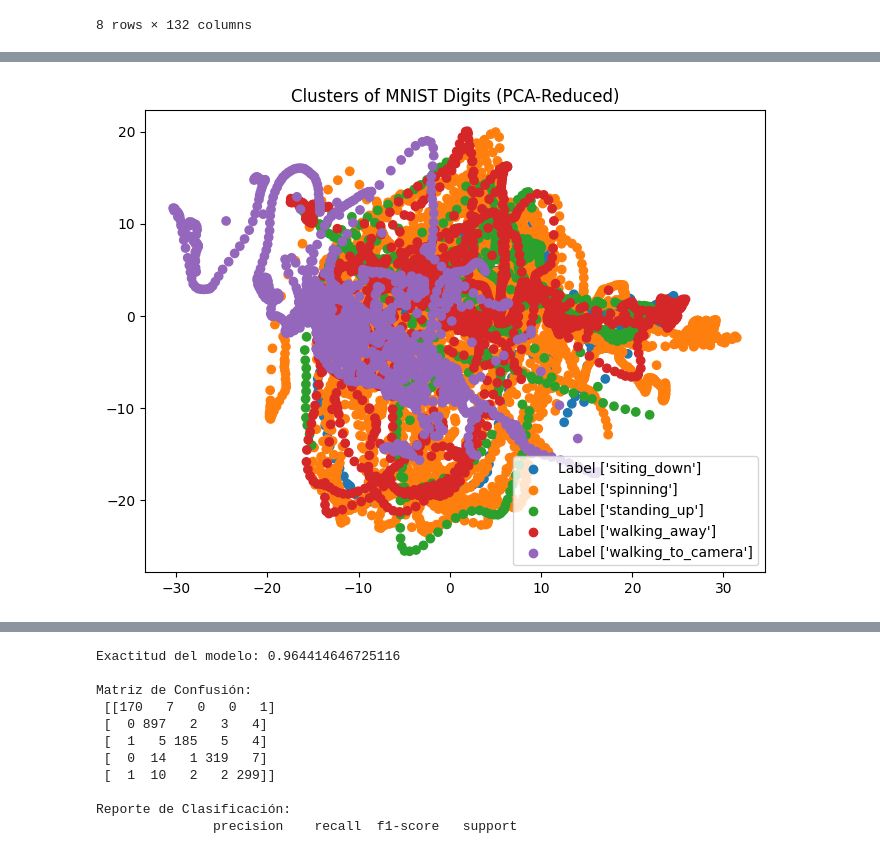
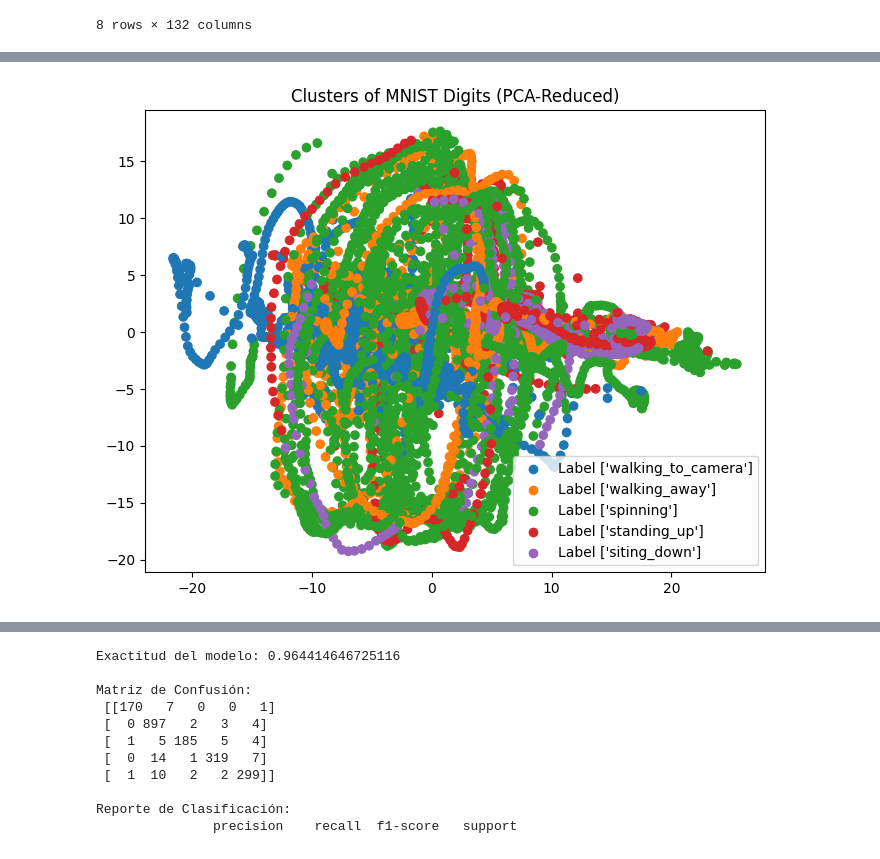
Before and after one commit to SamuelGutierrez24/ProjectIA, a Jupyter notebook: Entrega2/EDA.ipynb, the cells around one changed output, grey strips where cells are left out. Drawn from its saved outputs; the diff is of its cells as text; code cells hidden in the pictures.

```diff
--- a/Entrega2/EDA.ipynb
+++ b/Entrega2/EDA.ipynb
@@ -115,0 +162,7 @@ data.describe()
+# %%
+hipsDistance = np.sqrt((data['landmark_23_x'] - data['landmark_24_x'])**2 + (data['landmark_23_y'] - data['landmark_24_y'])**2 + (data['landmark_23_z'] - data['landmark_24_z'])**2)
+data['hipsDistance'] = hipsDistance
+# %%
+useless_vis = [f'landmark_{i}_vis' for i in range(13, 17)] +[f'landmark_{i}_vis' for i in range(25, 29)]
+data.drop(columns=useless_vis, inplace=True)
+data.describe()
@@ -254,0 +303,28 @@ result_df
+# %%
+result_data = []
+
+df = data.copy()
+labels = df['labels'].to_numpy()
+results_bundle = deque(maxlen=5)
+df = df.drop(columns=['labels'])
+ardf = df.to_numpy()
+result_array = []
+for frame in range(len(ardf)):
+    if len(results_bundle) == 5:
+        new_row = np.array([])
+        labels_row = np.array([])
+        for n in results_bundle:
+            new_row = np.append(new_row, n)
+            labels_row = np.append(labels_row, labels[frame])
+        if len(np.unique(labels_row)) == 1:
+            new_row = np.append(new_row, labels_row[0])
+            result_array.append(new_row)
+
+        results_bundle.popleft()
+    results_bundle.append(ardf[frame])
+
+
+
+result_df = pd.DataFrame(result_array)
+
+result_df
@@ -255,8 +349,7 @@ result_df
 # %%
 #Calcular la varianza explicada acumulada
 
-data_group=result_df.drop('label', axis=1)
-print(data_group.shape)
+data_group=result_df.drop(230, axis=1)
 X = StandardScaler().fit_transform(data_group)
 pca = PCA() # Reduce to 2 dimensions for visualization  # Reduce to 2 dimensions for visualization
 pca.fit(X)
@@ -300,33 +393,33 @@ Componente 24: 0.0011
 # %%
-labels = result_df['label']
+labels = result_df[230]
 
-data_group=result_df.drop('label', axis=1)
+data_group=result_df.drop(230, axis=1)
 
 X = StandardScaler().fit_transform(data_group)
 
 pca = PCA(n_components=29)  # Reduce to 2 dimensions for visualization
 reduced_data = pca.fit_transform(X)
 
 # Create a color map for each unique label
 unique_labels = labels.unique()
 label_colors = {label: plt.cm.get_cmap('tab10')(i) for i, label in enumerate(unique_labels)}
 
 # Assign colors to data points based on their labels
 colors = [label_colors[label] for label in labels]
 
 
 plt.figure(figsize=(8, 6))
 plt.scatter(reduced_data[:, 0], reduced_data[:, 1], c=colors)
 plt.title("Clusters of MNIST Digits (PCA-Reduced)")
 
 # Create a legend to show which color represents each label
 for label, color in label_colors.items():
   plt.scatter([], [], color=color, label=f'Label {label}')
 
 plt.legend()
 plt.show()
 # %% [output]
-[figure, old version]
+[figure, new version]
 # %%
 tsne = TSNE(n_components=2, perplexity=50, learning_rate=1, init='pca')
 tsne_features = tsne.fit_transform(X)
```
Also changed, not shown: parts of 18 cells of this notebook, 9 other files.
